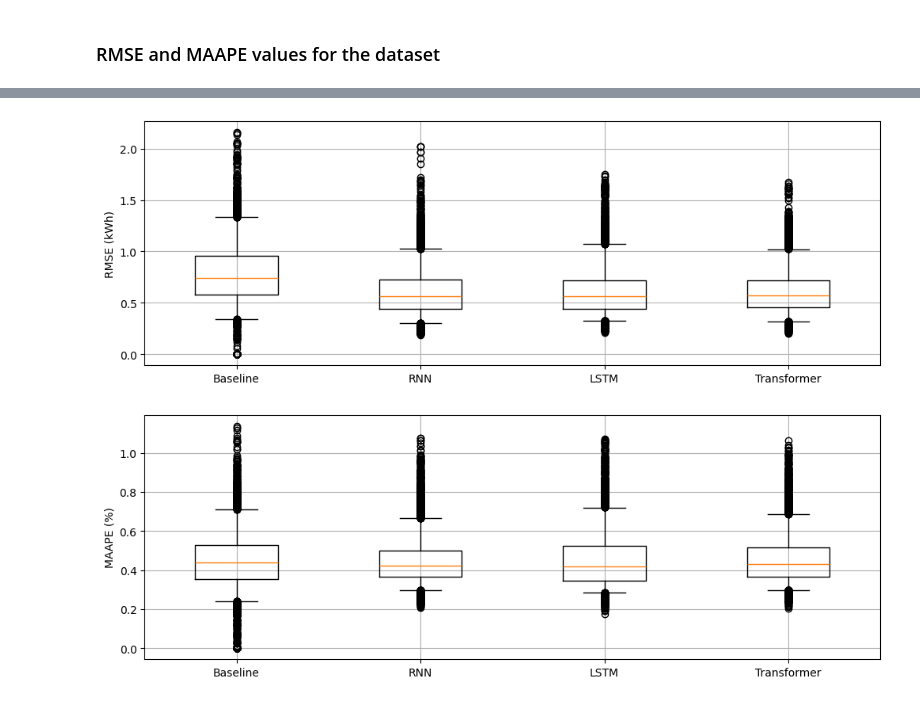
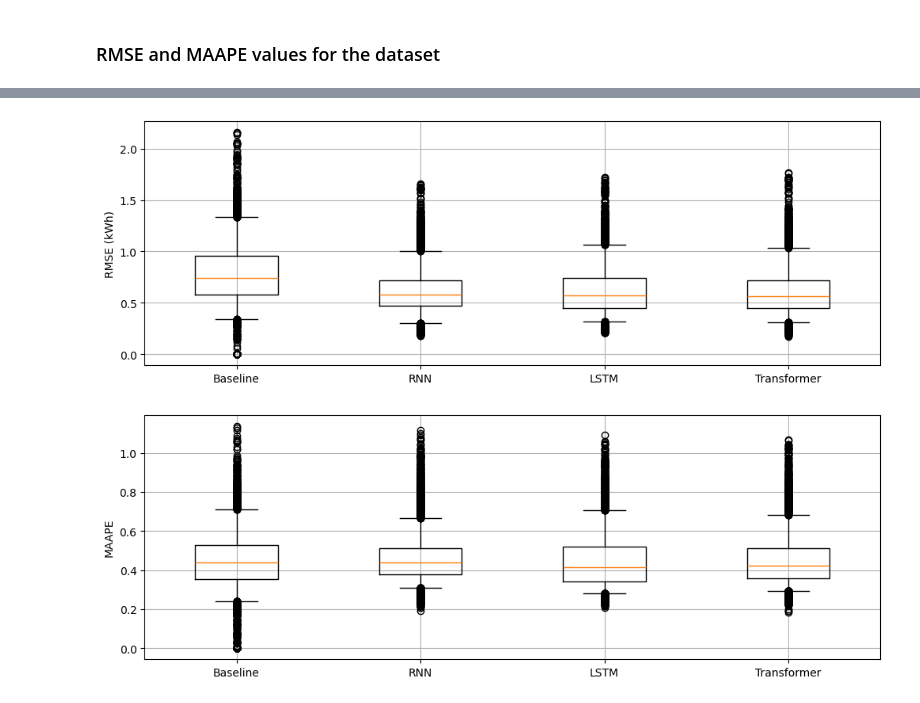
Before and after one commit to veetirajaniemi/adaml-ml-project, a Jupyter notebook: model_comparison.ipynb, the cells around one changed output, grey strips where cells are left out. Drawn from its saved outputs; the diff is of its cells as text; code cells hidden in the pictures.

```diff
--- a/model_comparison.ipynb
+++ b/model_comparison.ipynb
@@ -235,7 +235,7 @@ TransformerModel(
 # %% [markdown]
 ### Samples from models
 # %%
-index = 301 #Sample index
+index = 314 #Sample index
 horizon = 24
 lookback_rnn = 168
 lookback_lstm = 120
@@ -257,7 +257,7 @@ y_pred_baseline = scalerY.inverse_transform(X[:24,0].reshape(-1,1))
 plt.figure(figsize=(12,3))
 plt.plot(timestamps_observations,y_observations,label="Observations")
 plt.plot(timestamps_after_forecast,y_pred_baseline,label="Prediction")
-plt.xlim(timestamps_observations[0],timestamps_observations[168+horizon-1])
+plt.xlim(timestamps_observations[96],timestamps_observations[168+horizon-1])
 plt.vlines(timestamps_observations[168],0,5,linestyles="dashed",colors="black")
 plt.ylabel("Global active power kWh")
 plt.title(f"Baseline predictions for sample {index}")
@@ -272,7 +272,7 @@ with torch.no_grad():
 plt.figure(figsize=(12,3))
 plt.plot(timestamps_observations,y_observations,label="Observations")
 plt.plot(timestamps_after_forecast,y_pred_rnn,label="Prediction")
-plt.xlim(timestamps_observations[0],timestamps_observations[168+horizon-1])
+plt.xlim(timestamps_observations[96],timestamps_observations[168+horizon-1])
 plt.vlines(timestamps_observations[168],0,5,linestyles="dashed",colors="black")
 plt.ylabel("Global active power kWh")
 plt.title(f"RNN predictions for sample {index}")
@@ -287,7 +287,7 @@ with torch.no_grad():
 plt.figure(figsize=(12,3))
 plt.plot(timestamps_observations,y_observations,label="Observations")
 plt.plot(timestamps_after_forecast,y_pred_lstm,label="Prediction")
-plt.xlim(timestamps_observations[0],timestamps_observations[168+horizon-1])
+plt.xlim(timestamps_observations[96],timestamps_observations[168+horizon-1])
 plt.vlines(timestamps_observations[168],0,5,linestyles="dashed",colors="black")
 plt.ylabel("Global active power kWh")
 plt.title(f"LSTM predictions for sample {index}")
@@ -303,7 +303,7 @@ with torch.no_grad():
 plt.figure(figsize=(12,3))
 plt.plot(timestamps_observations,y_observations,label="Observations")
 plt.plot(timestamps_after_forecast,y_pred_transformer,label="Prediction")
-plt.xlim(timestamps_observations[0],timestamps_observations[168+horizon-1])
+plt.xlim(timestamps_observations[96],timestamps_observations[168+horizon-1])
 plt.ylim(0,5)
 plt.vlines(timestamps_observations[168],0,5,linestyles="dashed",colors="black")
 plt.ylabel("Global active power kWh")
@@ -343,19 +343,19 @@ for index in range(testData.__len__()):
 
     with torch.no_grad():
         #RNN
-        y_pred_rnn = model_rnn(X[-lookback:].unsqueeze(0)).numpy()[0]
+        y_pred_rnn = model_rnn(X[-lookback_rnn:].unsqueeze(0)).numpy()[0]
         y_pred_rnn = scalerY.inverse_transform(y_pred_rnn)
         rmse_rnn.append(root_mean_squared_error(y_actual,y_pred_rnn))
         maape_rnn.append(functions.mean_arctangent_absolute_percentage_error(y_actual,y_pred_rnn))
 
         #LSTM
-        y_pred_lstm = model_lstm(X[-lookback:].unsqueeze(0)).numpy()[0]
+        y_pred_lstm = model_lstm(X[-lookback_lstm:].unsqueeze(0)).numpy()[0]
         y_pred_lstm = scalerY.inverse_transform(y_pred_lstm)
         rmse_lstm.append(root_mean_squared_error(y_actual,y_pred_lstm))
         maape_lstm.append(functions.mean_arctangent_absolute_percentage_error(y_actual,y_pred_lstm))
 
         #Transformer
-        y_pred_transformer = model_transformer(X[-lookback:].unsqueeze(0)).numpy()[0]
+        y_pred_transformer = model_transformer(X[-lookback_transformer:].unsqueeze(0)).numpy()[0]
         y_pred_transformer = scalerY.inverse_transform(y_pred_transformer.reshape(-1,1))
         rmse_transformer.append(root_mean_squared_error(y_actual,y_pred_transformer))
         maape_transformer.append(functions.mean_arctangent_absolute_percentage_error(y_actual,y_pred_transformer))
@@ -371,15 +371,15 @@ MAAPE means: [0.44655692 0.44345211 0.44952312 0.45335163]
 # %%
 plt.figure(figsize=(12,4))
 plt.boxplot(rmse_values,labels=["Baseline","RNN","LSTM","Transformer"],whis=[5,95])
 plt.grid()
 plt.ylabel("RMSE (kWh)")
 plt.show()
 
 plt.figure(figsize=(12,4))
 plt.boxplot(maape_values,labels=["Baseline","RNN","LSTM","Transformer"],whis=[5,95])
 plt.grid()
-plt.ylabel("MAAPE (%)")
+plt.ylabel("MAAPE")
 plt.show()
 # %% [output]
-[figure, old version]
+[figure, new version]
-[figure, old version]
+[figure, new version]
```
Also changed, not shown: parts of 4 cells of this notebook, 1 other file.
